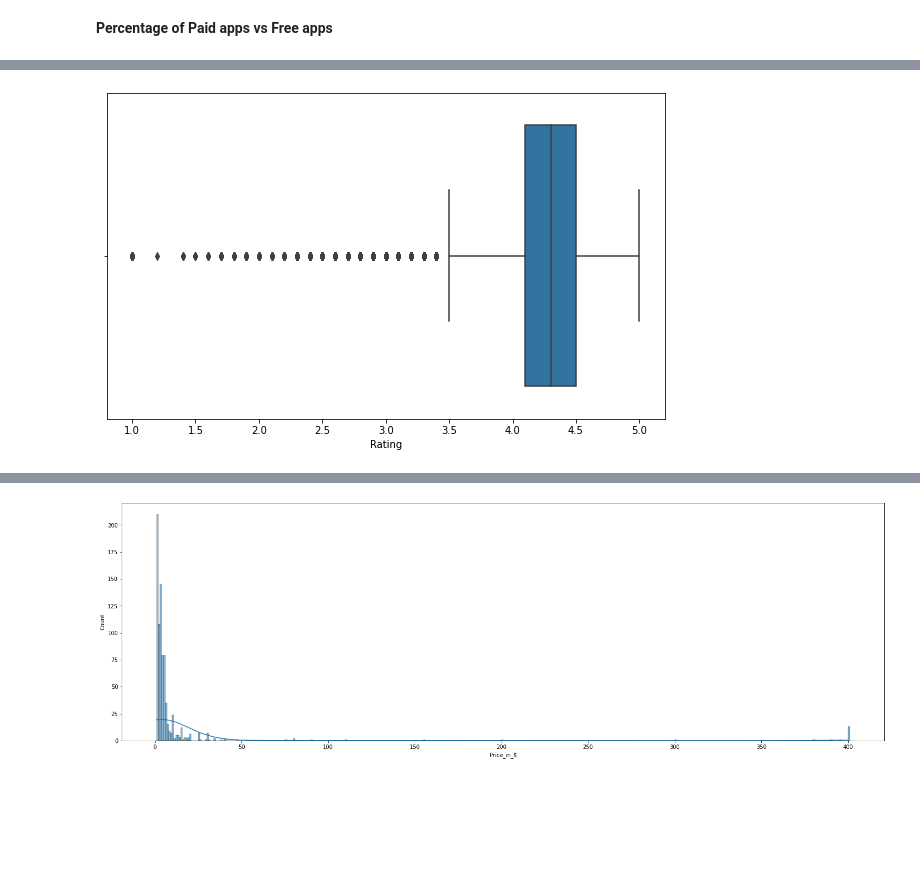
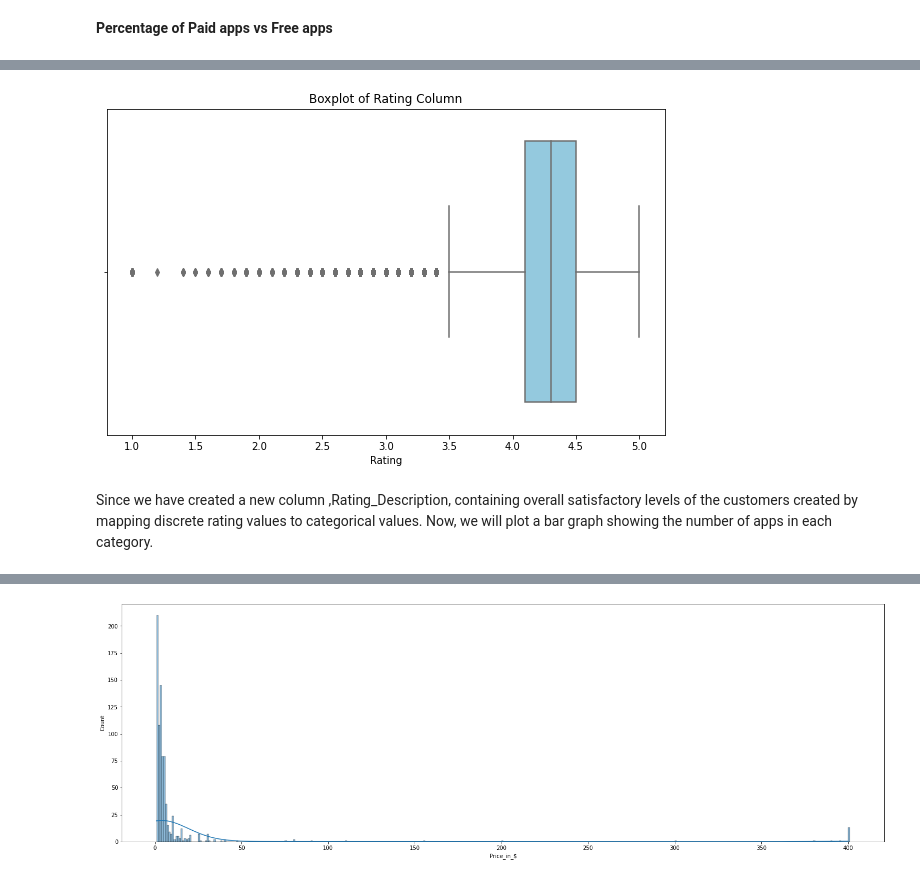
Before and after one commit to ganathetechie/AlmaBetter-Capstone-Project-1, a Jupyter notebook: Play_Store_App_Review_Analysis_Capstone_Project.ipynb, the cells around one changed output, grey strips where cells are left out. Saved outputs shown, nothing was run; the diff lists cells and outputs as text; code cells hidden in the pictures; blank space fills up the shorter version.

```diff
--- a/Play_Store_App_Review_Analysis_Capstone_Project.ipynb
+++ b/Play_Store_App_Review_Analysis_Capstone_Project.ipynb
@@ -705,5 +775,11 @@ ax = sns.histplot(df_apps.Rating)
 # %%
+# Setting up the chart size
 fig, ax = plt.subplots(figsize = (10,6))
-ax = sns.boxplot(x = df_apps.Rating)
+# Using Boxplot with seaborn
+ax = sns.boxplot(x = df_apps.Rating, color = 'skyblue')
+plt.title("Boxplot of Rating Column")
+plt.show()
 # %% [output]
-[figure, old version]
+[figure, new version]
+# %% [markdown]
+Since we have created a new column ,Rating_Description, containing overall satisfactory levels of the customers created by mapping discrete rating values to categorical values. Now, we will plot a bar graph showing the number of apps in each category.
```
Also changed, not shown: parts of 114 cells of this notebook.
